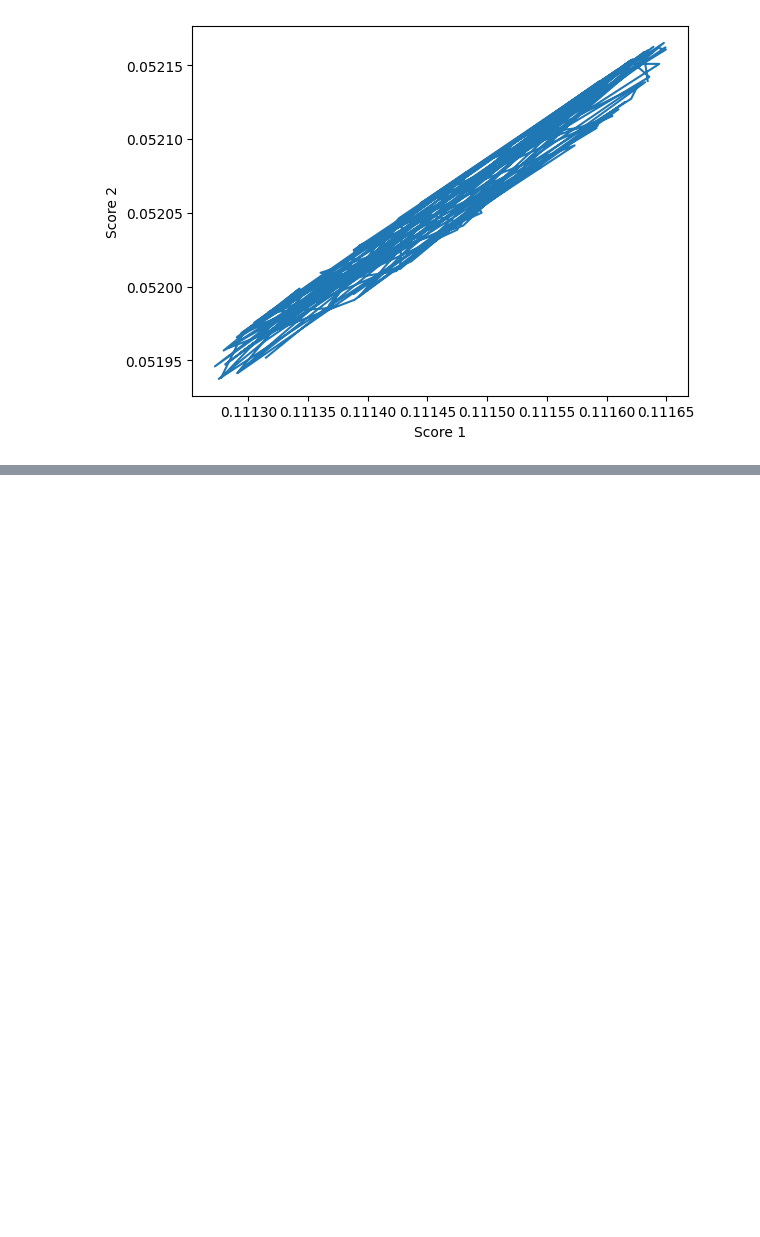
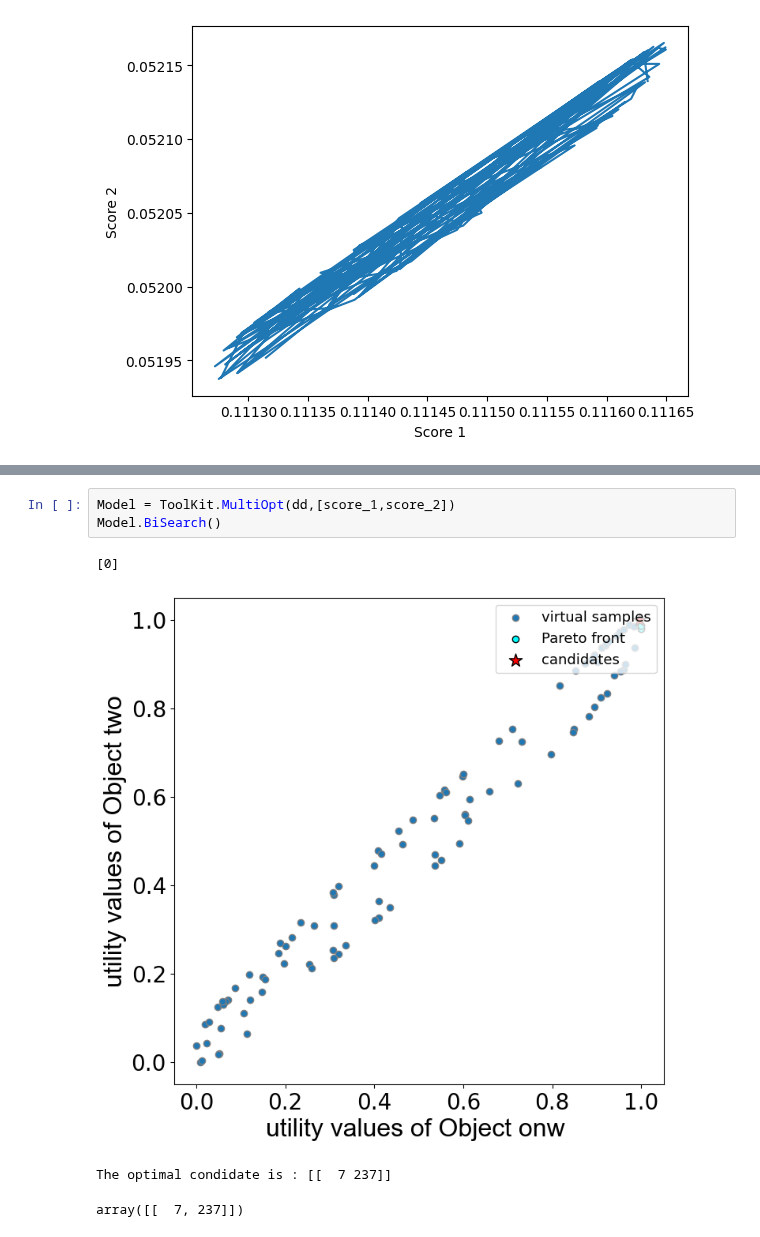
Before and after one commit to Bin-Cao/Bgolearn, a Jupyter notebook: Template/中文示例/多目标实现/多目标.ipynb, the cells around one changed output, grey strips where cells are left out. Saved outputs shown, nothing was run; the diff lists cells and outputs as text; blank space fills up the shorter version.

```diff
--- a/Template/中文示例/多目标实现/多目标.ipynb
+++ b/Template/中文示例/多目标实现/多目标.ipynb
@@ -161,0 +187,8 @@ plt.plot(score_1,score_2)
+# %%
+Model = ToolKit.MultiOpt(dd,[score_1,score_2])
+Model.BiSearch()
+# %% [output]
+[0]
+[figure, added]
+The optimal condidate is : [[  7 237]]
+array([[  7, 237]])
```
Also changed, not shown: parts of 5 cells of this notebook, 9 other files.
